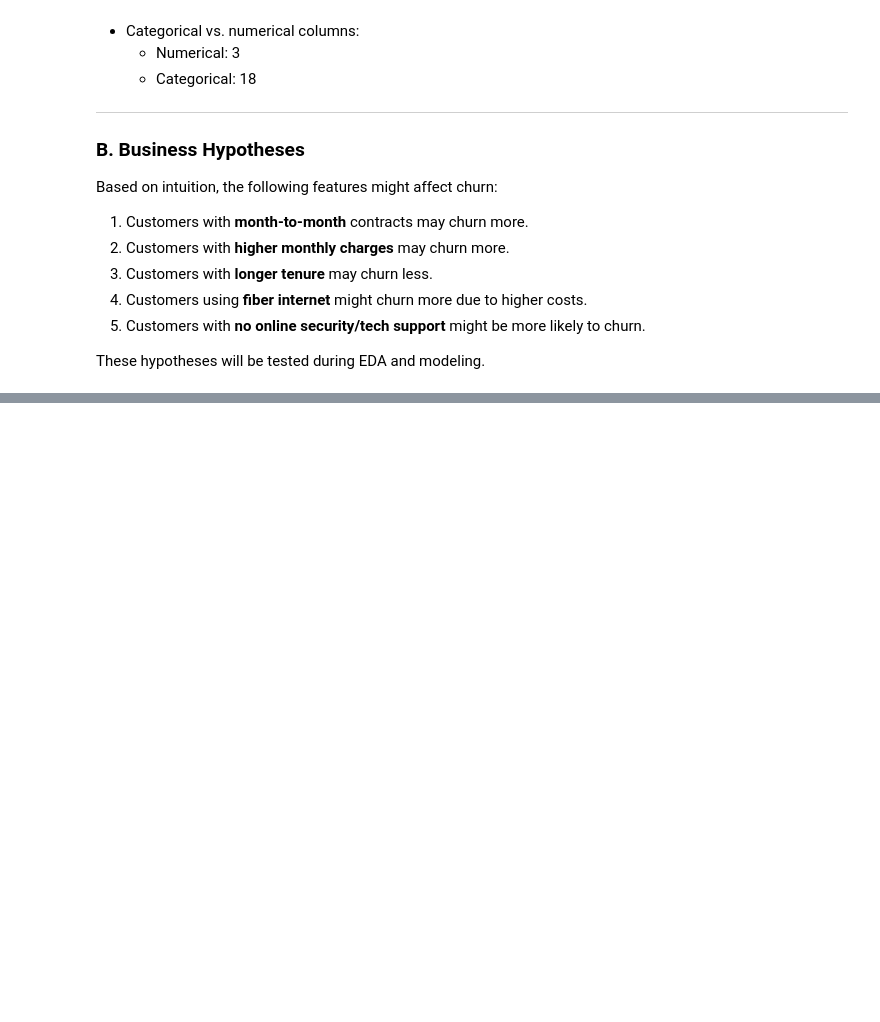
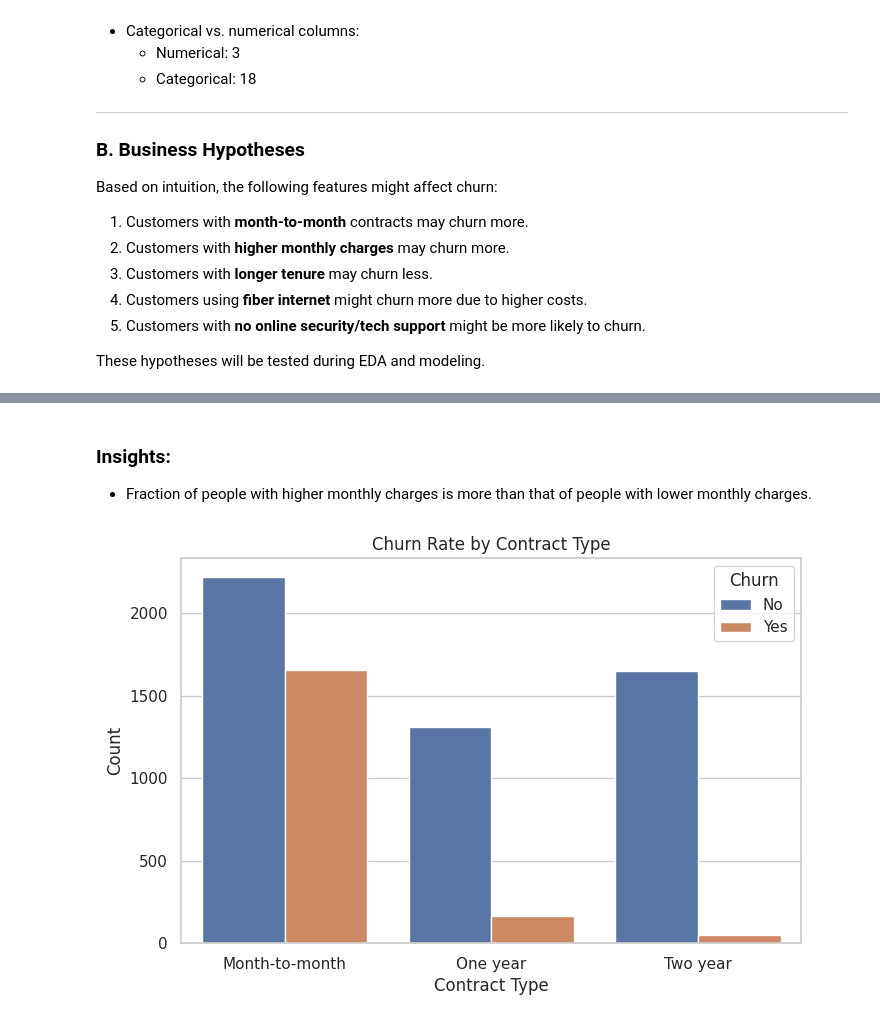
Before and after one commit to nilot-pal/churn-prediction, a Jupyter notebook: notebooks/01_eda.ipynb, the cells around one changed output, grey strips where cells are left out. Saved outputs shown, nothing was run; the diff lists cells and outputs as text; code cells hidden in the pictures; blank space fills up the shorter version.

```diff
--- a/notebooks/01_eda.ipynb
+++ b/notebooks/01_eda.ipynb
@@ -66,0 +93,12 @@ These hypotheses will be tested during EDA and modeling.
+# %% [markdown]
+### Insights:
+- Fraction of people with higher monthly charges is more than that of people with lower monthly charges.
+# %%
+plt.figure(figsize=(8,5))
+sns.countplot(data=df, x='Contract', hue='Churn')
+plt.title("Churn Rate by Contract Type")
+plt.xlabel("Contract Type")
+plt.ylabel("Count")
+plt.show()
+# %% [output]
+[figure, added]
```
Also changed, not shown: parts of 11 cells of this notebook.
